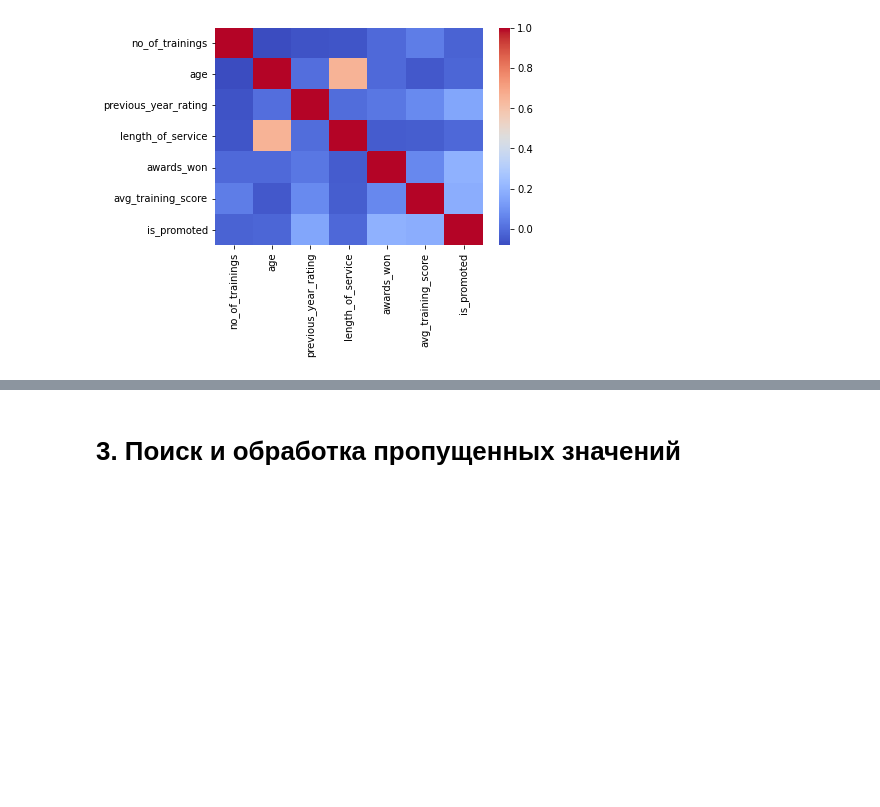
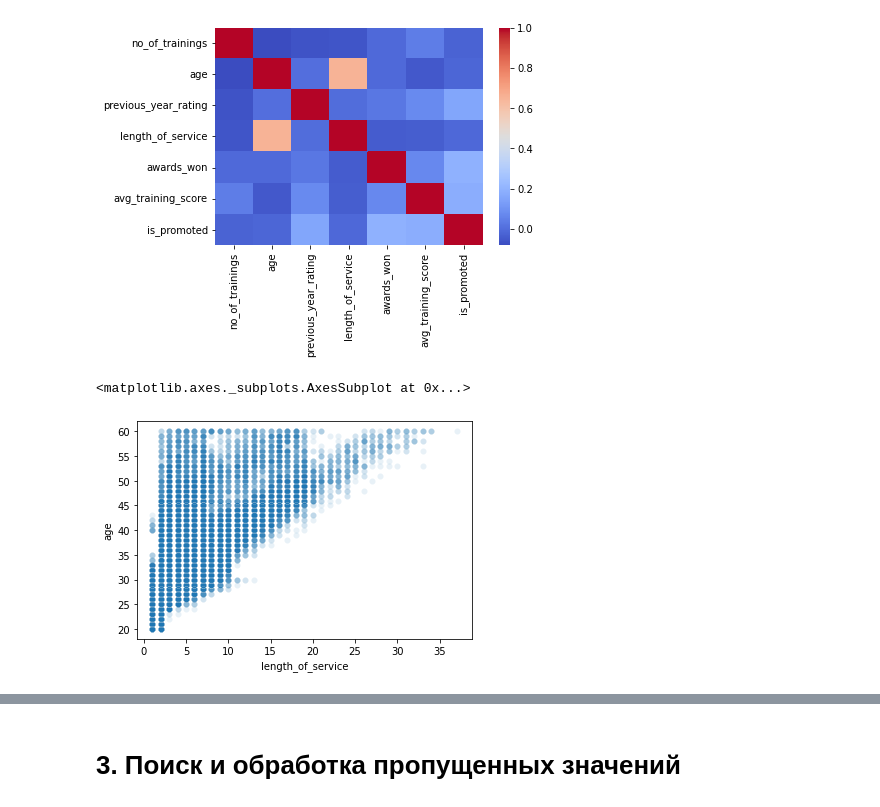
Before and after one commit to tarasov001/ml, a Jupyter notebook: Employee_promotion.ipynb, the cells around one changed output, grey strips where cells are left out. Cells and saved outputs as stored; diff of their text form; code cells hidden in the pictures; blank space fills up the shorter version.

```diff
--- a/Employee_promotion.ipynb
+++ b/Employee_promotion.ipynb
@@ -79,3 +86,8 @@ sns.heatmap(data.corr(), cmap='coolwarm')
 # %% [output]
 <matplotlib.axes._subplots.AxesSubplot at 0x...>
 [figure]
+# %%
+sns.scatterplot(data.length_of_service, data.age, alpha=0.1)
+# %% [output]
+<matplotlib.axes._subplots.AxesSubplot at 0x...>
+[figure, added]
```
Also changed, not shown: parts of 47 cells of this notebook.
